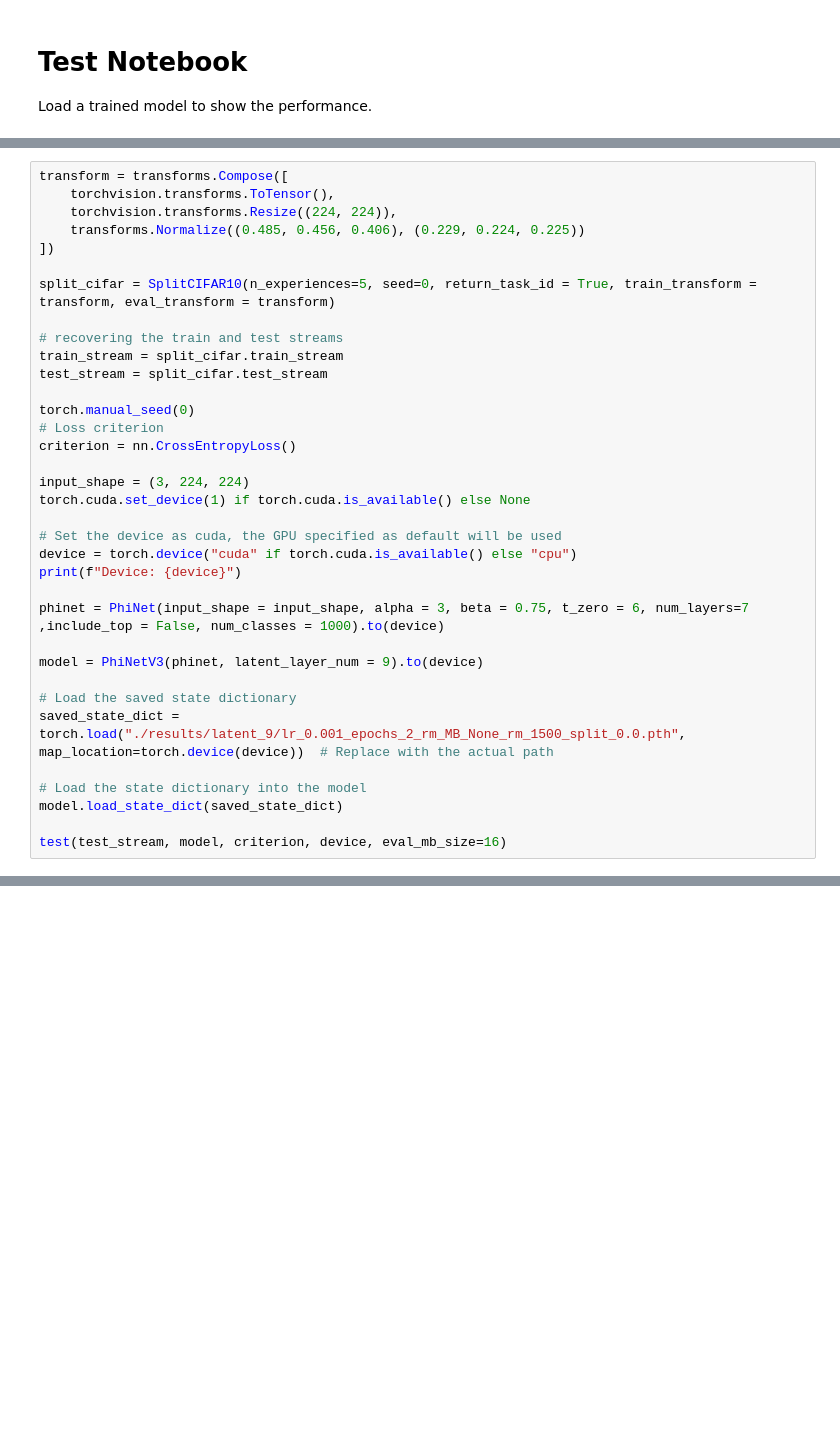
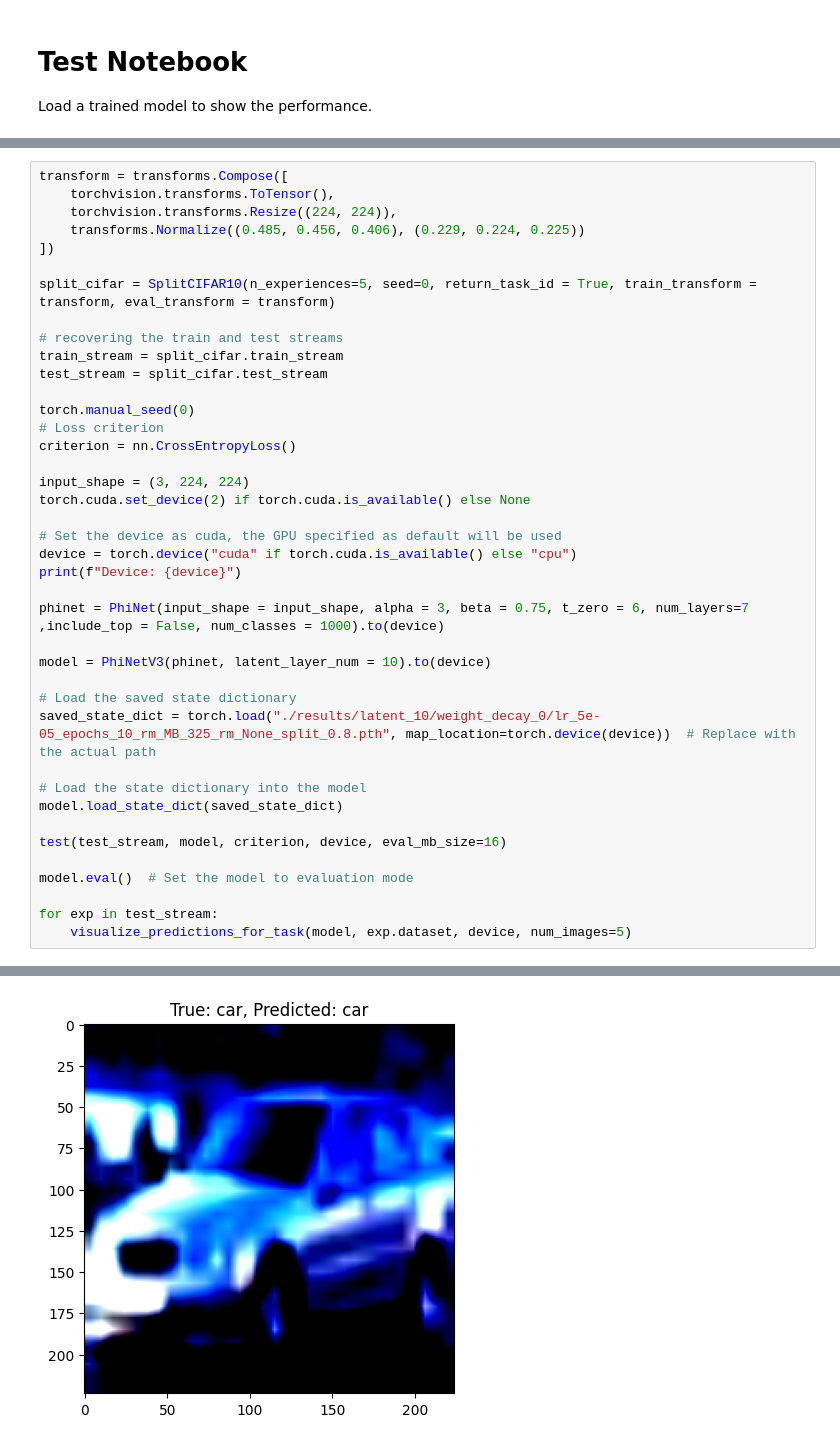
Before and after one commit to Tremo8/CL_Thesis, a Jupyter notebook: testing/Model_Test.ipynb, the cells around one changed output, grey strips where cells are left out. Cells and saved outputs as stored; diff of their text form; blank space fills up the shorter version.

Commit message:
Testing a trained model

```diff
--- a/testing/Model_Test.ipynb
+++ b/testing/Model_Test.ipynb
@@ -57,7 +94,7 @@ torch.manual_seed(0)
 criterion = nn.CrossEntropyLoss()
 
 input_shape = (3, 224, 224)
-torch.cuda.set_device(1) if torch.cuda.is_available() else None
+torch.cuda.set_device(2) if torch.cuda.is_available() else None
 
 # Set the device as cuda, the GPU specified as default will be used
 device = torch.device("cuda" if torch.cuda.is_available() else "cpu")
@@ -65,12 +102,18 @@ print(f"Device: {device}")
 
 phinet = PhiNet(input_shape = input_shape, alpha = 3, beta = 0.75, t_zero = 6, num_layers=7 ,include_top = False, num_classes = 1000).to(device)
 
-model = PhiNetV3(phinet, latent_layer_num = 9).to(device)
+model = PhiNetV3(phinet, latent_layer_num = 10).to(device)
 
 # Load the saved state dictionary
-saved_state_dict = torch.load("./results/latent_9/lr_0.001_epochs_2_rm_MB_None_rm_1500_split_0.0.pth", map_location=torch.device(device))  # Replace with the actual path
+saved_state_dict = torch.load("./results/latent_10/weight_decay_0/lr_5e-05_epochs_10_rm_MB_325_rm_None_split_0.8.pth", map_location=torch.device(device))  # Replace with the actual path
 
 # Load the state dictionary into the model
 model.load_state_dict(saved_state_dict)
 
 test(test_stream, model, criterion, device, eval_mb_size=16)
+
+model.eval()  # Set the model to evaluation mode
+
+for exp in test_stream:
+    visualize_predictions_for_task(model, exp.dataset, device, num_images=5)
+# %% [output]
@@ -76,0 +140 @@ test(test_stream, model, criterion, device, eval_mb_size=16)
+[figure, added]
```
Also changed, not shown: parts of 2 cells of this notebook.
